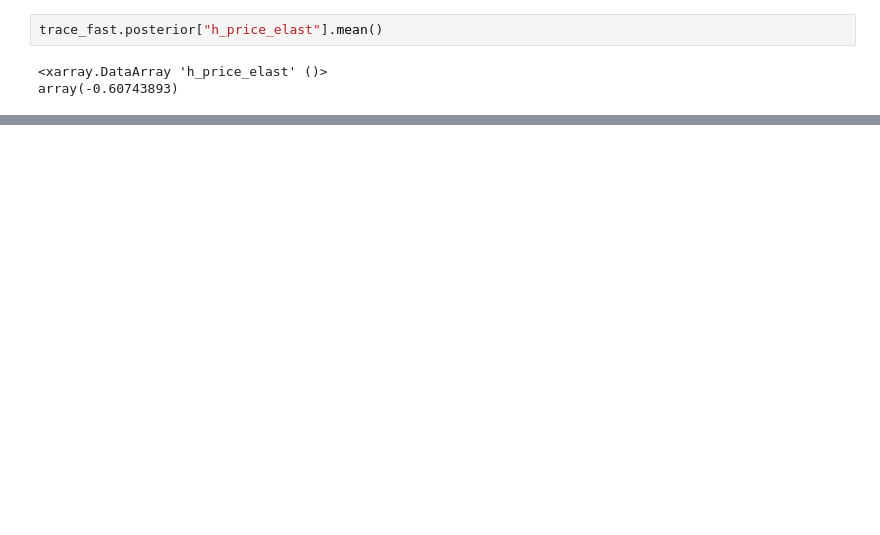
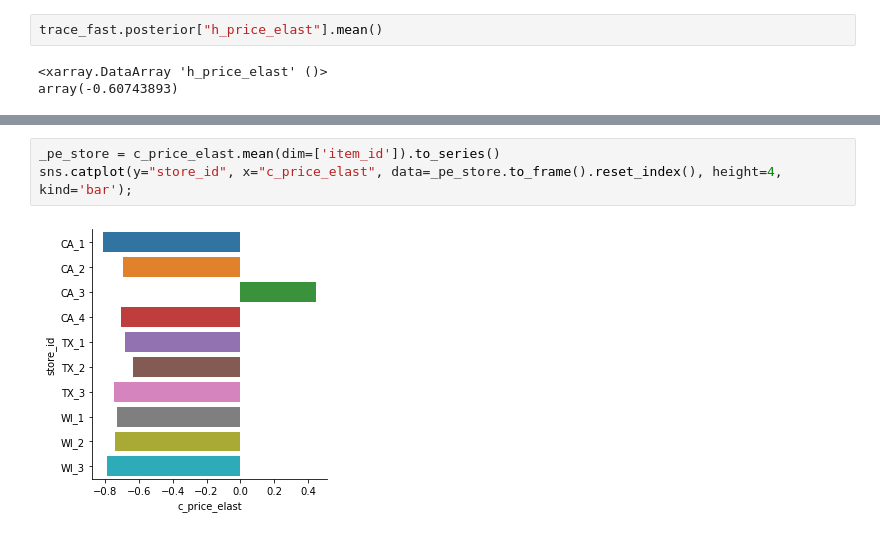
Before and after one commit to NowanIlfideme/m5-competition, a Jupyter notebook: nb/3_Models.ipynb, the cells around one changed output, grey strips where cells are left out. Cells and saved outputs as stored; diff of their text form; blank space fills up the shorter version.

```diff
--- a/nb/3_Models.ipynb
+++ b/nb/3_Models.ipynb
@@ -646,0 +659,5 @@ array(-0.60743893)
+# %%
+_pe_store = c_price_elast.mean(dim=['item_id']).to_series()
+sns.catplot(y="store_id", x="c_price_elast", data=_pe_store.to_frame().reset_index(), height=4, kind='bar');
+# %% [output]
+[figure, added]
```
Also changed, not shown: parts of 29 cells of this notebook.
